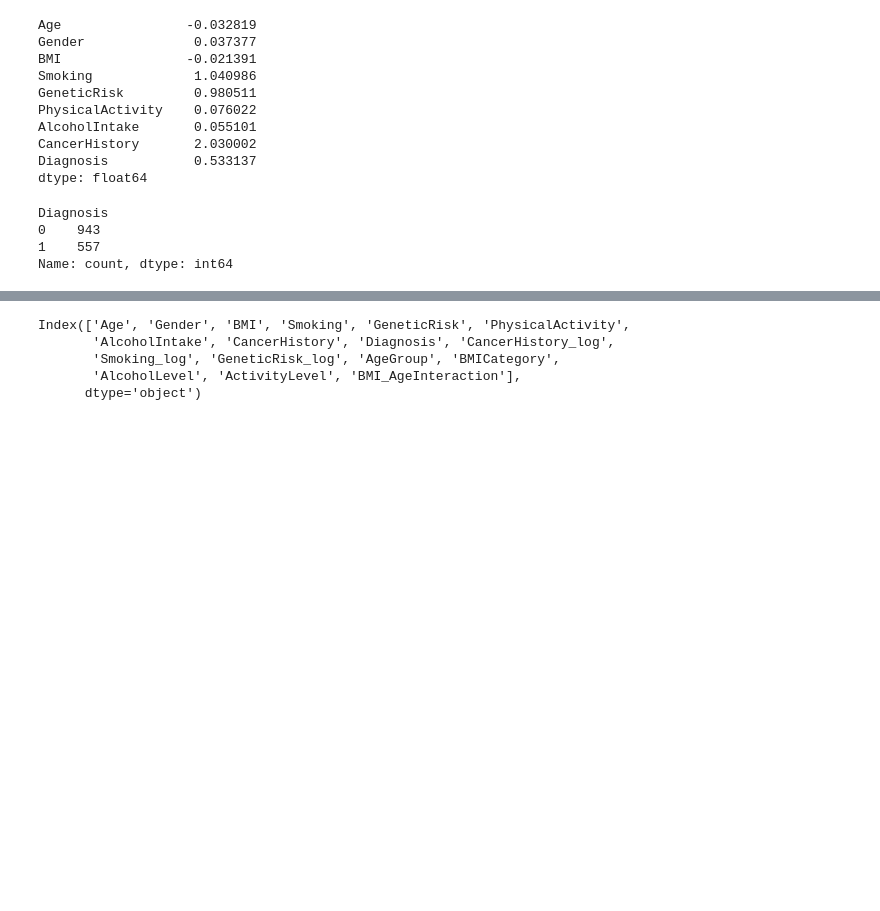
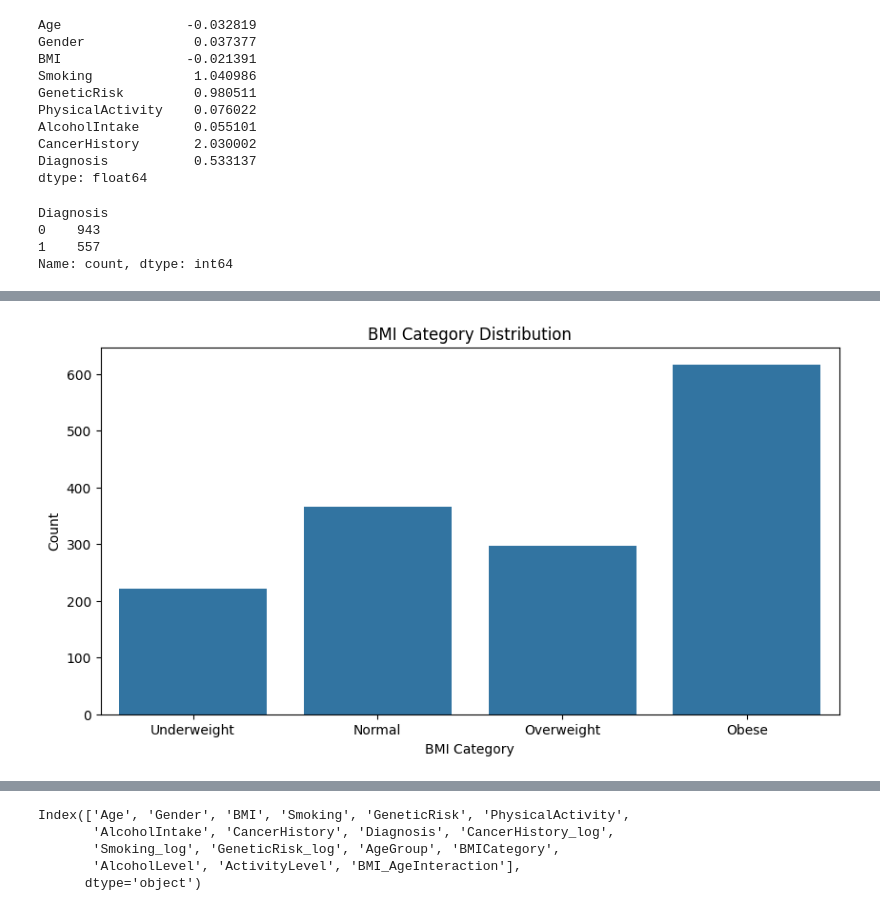
Before and after one commit to Savindi2002/Canser-Prediction-Analysis, a Jupyter notebook: notebooks/cancer_prediction.ipynb, the cells around one changed output, grey strips where cells are left out. Drawn from its saved outputs; the diff is of its cells as text; code cells hidden in the pictures; blank space fills up the shorter version.

```diff
--- a/notebooks/cancer_prediction.ipynb
+++ b/notebooks/cancer_prediction.ipynb
@@ -273,5 +316,15 @@ df['AgeGroup'] = pd.cut(df['Age'],
 df['BMICategory'] = pd.cut(df['BMI'],
                            bins=[0, 18.5, 24.9, 29.9, 100],
                            labels=['Underweight', 'Normal', 'Overweight', 'Obese'])
+# %%
+plt.figure(figsize=(10,5))
+sns.countplot(data=df, x='BMICategory')
+
+plt.title("BMI Category Distribution")
+plt.xlabel("BMI Category")
+plt.ylabel("Count")
+plt.show()
+# %% [output]
+[figure, added]
 # %%
 df['AlcoholLevel'] = pd.qcut(df['AlcoholIntake'], q=3, labels=['Low','Medium','High'])
```
Also changed, not shown: parts of 22 cells of this notebook.
